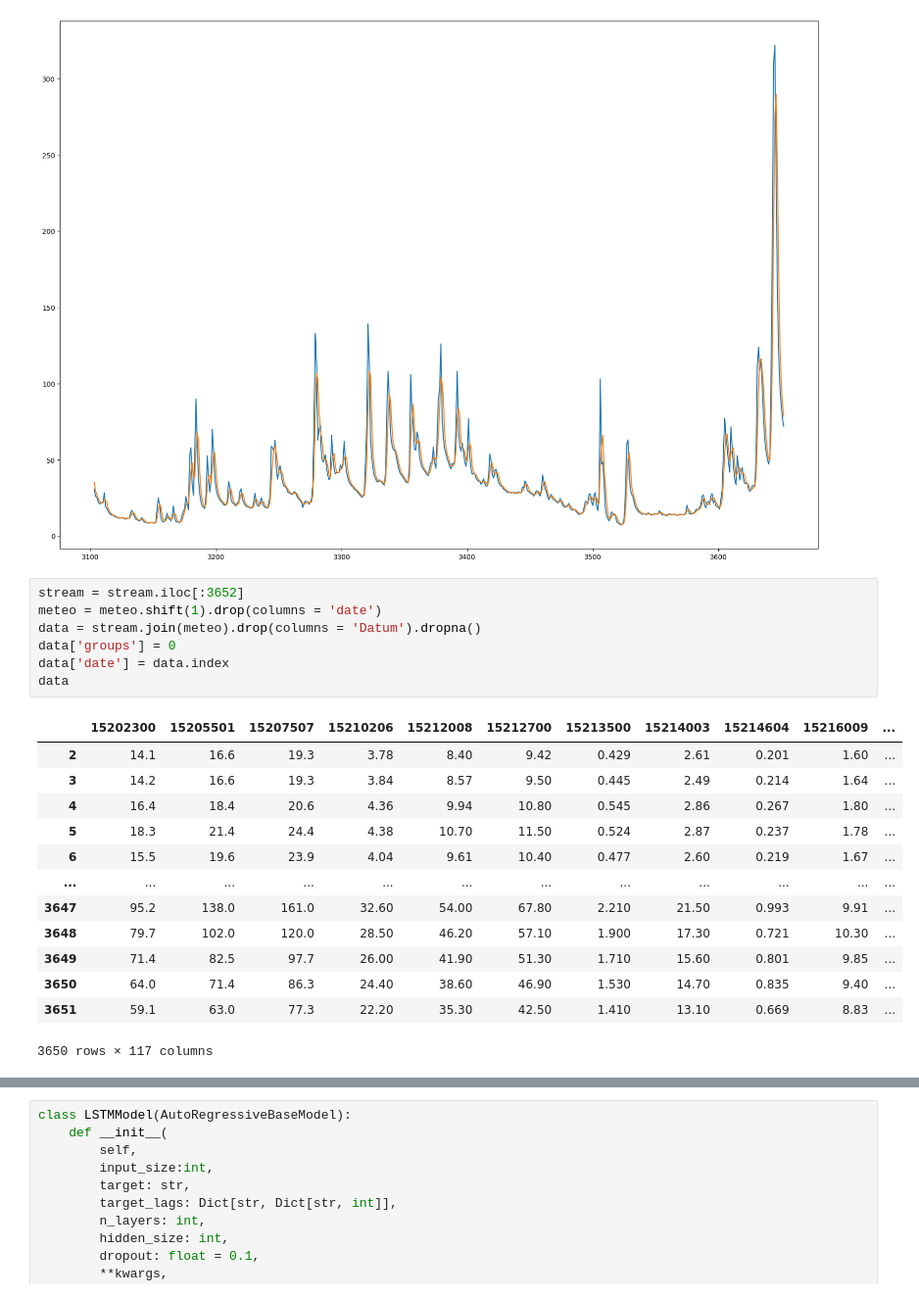
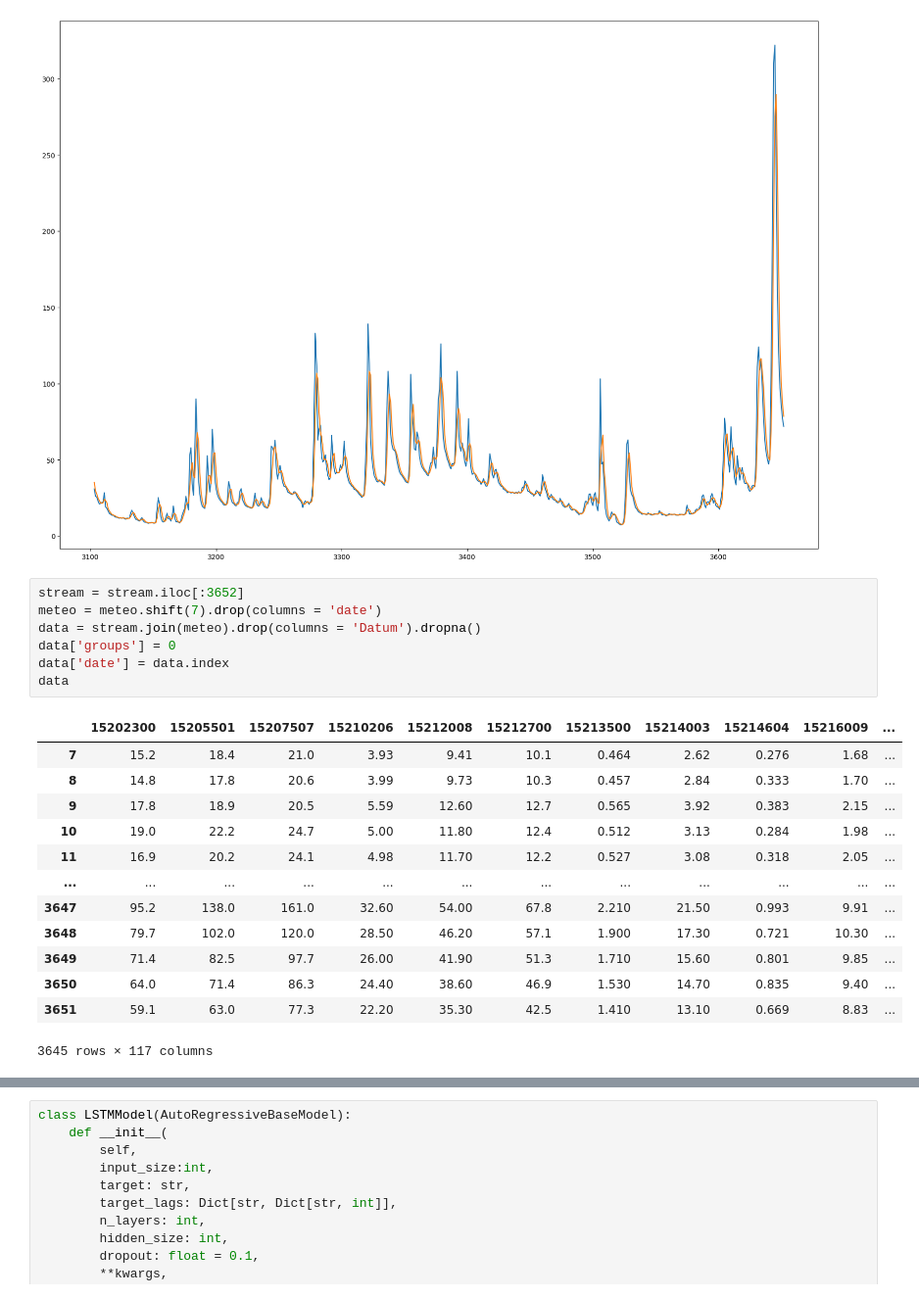
Before and after one commit to henrifnk/Seminar_ClimateNStatistics, a Jupyter notebook: work/07-hydroLSTM/notebooks/data_test.ipynb, the cells around one changed output, grey strips where cells are left out. Shown at 98% size. Drawn from its saved outputs; the diff is of its cells as text.

```diff
--- a/work/07-hydroLSTM/notebooks/data_test.ipynb
+++ b/work/07-hydroLSTM/notebooks/data_test.ipynb
@@ -49,25 +43,25 @@ plt.plot(stream['15207507_smooth'].iloc[-550:])
 [figure]
 # %%
 stream = stream.iloc[:3652]
-meteo = meteo.shift(1).drop(columns = 'date')
+meteo = meteo.shift(7).drop(columns = 'date')
 data = stream.join(meteo).drop(columns = 'Datum').dropna()
 data['groups'] = 0
 data['date'] = data.index
 data
 # %% [output]
 |  | 15202300 | 15205501 | 15207507 | 15210206 | 15212008 | 15212700 | 15213500 | 15214003 | 15214604 | 15216009 | ... |
-| 2 | 14.1 | 16.6 | 19.3 | 3.78 | 8.40 | 9.42 | 0.429 | 2.61 | 0.201 | 1.60 | ... |
-| 3 | 14.2 | 16.6 | 19.3 | 3.84 | 8.57 | 9.50 | 0.445 | 2.49 | 0.214 | 1.64 | ... |
-| 4 | 16.4 | 18.4 | 20.6 | 4.36 | 9.94 | 10.80 | 0.545 | 2.86 | 0.267 | 1.80 | ... |
-| 5 | 18.3 | 21.4 | 24.4 | 4.38 | 10.70 | 11.50 | 0.524 | 2.87 | 0.237 | 1.78 | ... |
-| 6 | 15.5 | 19.6 | 23.9 | 4.04 | 9.61 | 10.40 | 0.477 | 2.60 | 0.219 | 1.67 | ... |
+| 7 | 15.2 | 18.4 | 21.0 | 3.93 | 9.41 | 10.1 | 0.464 | 2.62 | 0.276 | 1.68 | ... |
+| 8 | 14.8 | 17.8 | 20.6 | 3.99 | 9.73 | 10.3 | 0.457 | 2.84 | 0.333 | 1.70 | ... |
+| 9 | 17.8 | 18.9 | 20.5 | 5.59 | 12.60 | 12.7 | 0.565 | 3.92 | 0.383 | 2.15 | ... |
+| 10 | 19.0 | 22.2 | 24.7 | 5.00 | 11.80 | 12.4 | 0.512 | 3.13 | 0.284 | 1.98 | ... |
+| 11 | 16.9 | 20.2 | 24.1 | 4.98 | 11.70 | 12.2 | 0.527 | 3.08 | 0.318 | 2.05 | ... |
 | ... | ... | ... | ... | ... | ... | ... | ... | ... | ... | ... | ... |
-| 3647 | 95.2 | 138.0 | 161.0 | 32.60 | 54.00 | 67.80 | 2.210 | 21.50 | 0.993 | 9.91 | ... |
-| 3648 | 79.7 | 102.0 | 120.0 | 28.50 | 46.20 | 57.10 | 1.900 | 17.30 | 0.721 | 10.30 | ... |
-| 3649 | 71.4 | 82.5 | 97.7 | 26.00 | 41.90 | 51.30 | 1.710 | 15.60 | 0.801 | 9.85 | ... |
-| 3650 | 64.0 | 71.4 | 86.3 | 24.40 | 38.60 | 46.90 | 1.530 | 14.70 | 0.835 | 9.40 | ... |
-| 3651 | 59.1 | 63.0 | 77.3 | 22.20 | 35.30 | 42.50 | 1.410 | 13.10 | 0.669 | 8.83 | ... |
+| 3647 | 95.2 | 138.0 | 161.0 | 32.60 | 54.00 | 67.8 | 2.210 | 21.50 | 0.993 | 9.91 | ... |
+| 3648 | 79.7 | 102.0 | 120.0 | 28.50 | 46.20 | 57.1 | 1.900 | 17.30 | 0.721 | 10.30 | ... |
+| 3649 | 71.4 | 82.5 | 97.7 | 26.00 | 41.90 | 51.3 | 1.710 | 15.60 | 0.801 | 9.85 | ... |
+| 3650 | 64.0 | 71.4 | 86.3 | 24.40 | 38.60 | 46.9 | 1.530 | 14.70 | 0.835 | 9.40 | ... |
+| 3651 | 59.1 | 63.0 | 77.3 | 22.20 | 35.30 | 42.5 | 1.410 | 13.10 | 0.669 | 8.83 | ... |
-3650 rows × 117 columns
+3645 rows × 117 columns
 # %%
 data[['15207507','15207507_smooth']]
 # %% [output]
```
Also changed, not shown: parts of 18 cells of this notebook.
